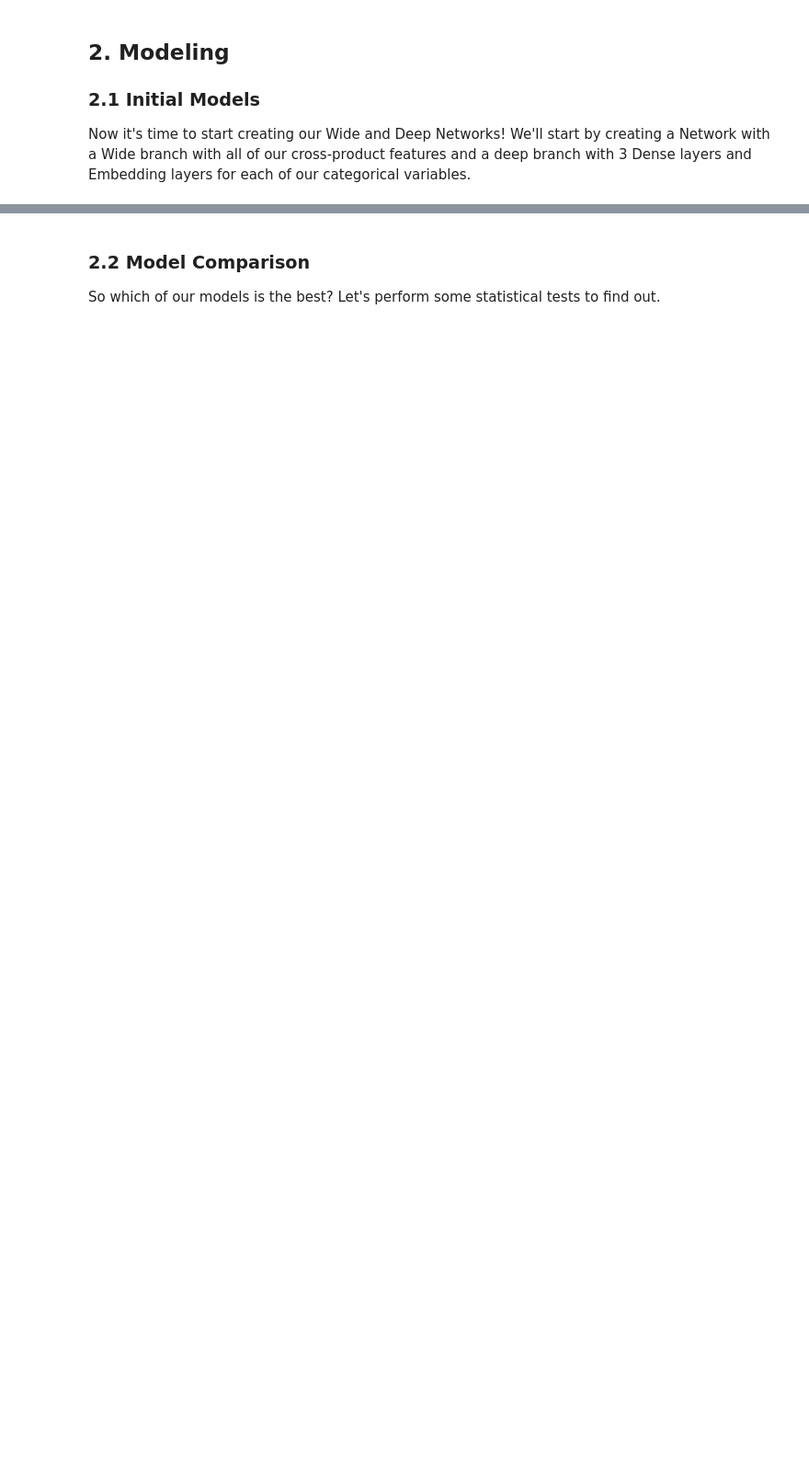
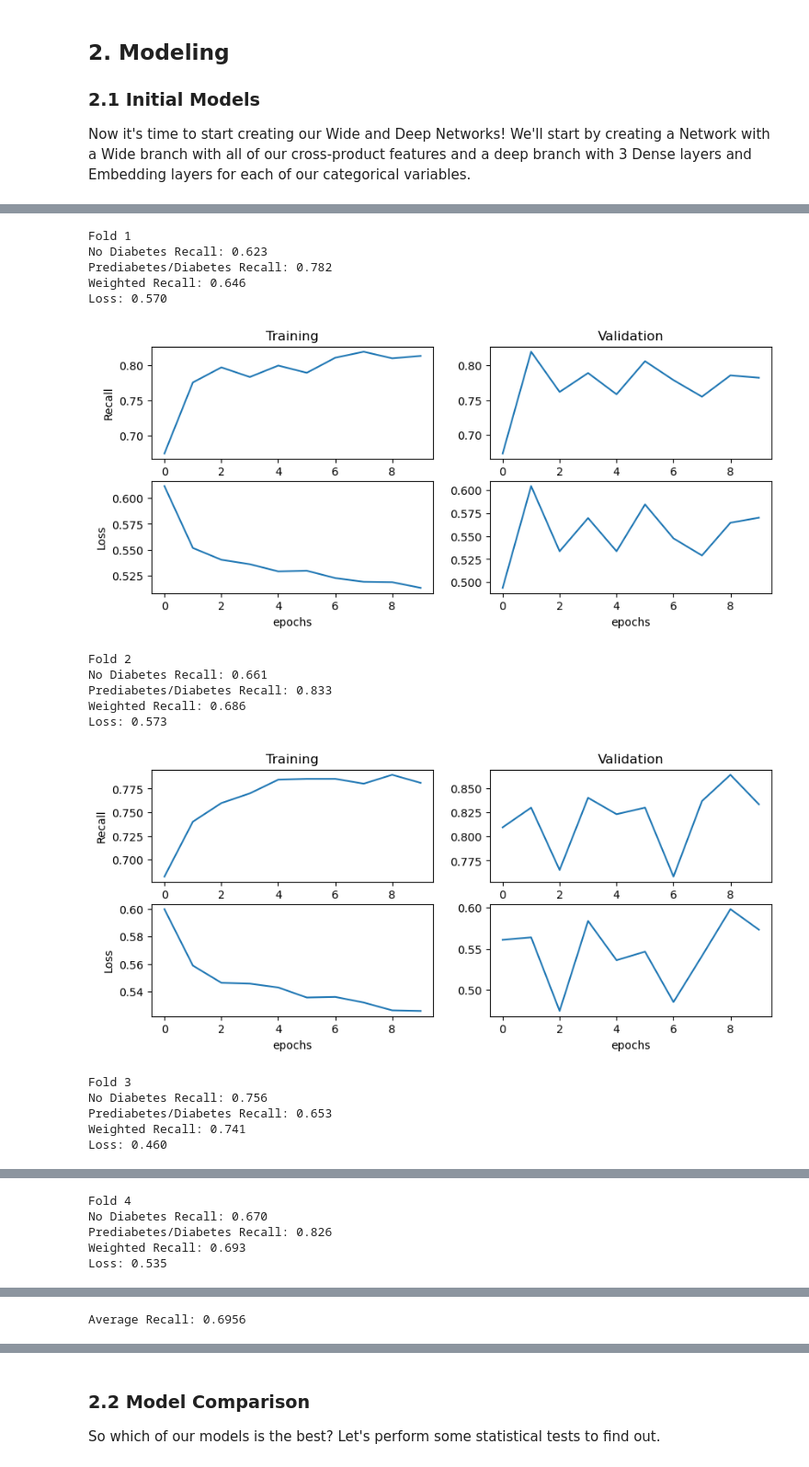
Before and after one commit to Mikecamdo/MachineLearning, a Jupyter notebook: Lab 5/WideAndDeepNetworks.ipynb, the cells around one changed output, grey strips where cells are left out. Shown at 92% size. Cells and saved outputs as stored; diff of their text form; code cells hidden in the pictures; blank space fills up the shorter version.

Commit message:
Finalized Models
Finalized models and started using smaller dataset sample

```diff
--- a/Lab 5/WideAndDeepNetworks.ipynb
+++ b/Lab 5/WideAndDeepNetworks.ipynb
@@ -684,0 +820,20 @@ talk... recall went down so probably should change layers
+# %%
+model_4_recall = get_recall(X, y, wide_and_deep_model_4)
+# %% [output]
+Fold 1
+No Diabetes Recall: 0.623
+Prediabetes/Diabetes Recall: 0.782
+Weighted Recall: 0.646
+Loss: 0.570
+[figure, added]
+Fold 2
+No Diabetes Recall: 0.661
+Prediabetes/Diabetes Recall: 0.833
+Weighted Recall: 0.686
+Loss: 0.573
+[figure, added]
+Fold 3
+No Diabetes Recall: 0.756
+Prediabetes/Diabetes Recall: 0.653
+Weighted Recall: 0.741
+Loss: 0.460
@@ -684,0 +841,5 @@ talk... recall went down so probably should change layers
+Fold 4
+No Diabetes Recall: 0.670
+Prediabetes/Diabetes Recall: 0.826
+Weighted Recall: 0.693
+Loss: 0.535
@@ -684,0 +853 @@ talk... recall went down so probably should change layers
+Average Recall: 0.6956
```
Also changed, not shown: parts of 24 cells of this notebook.
